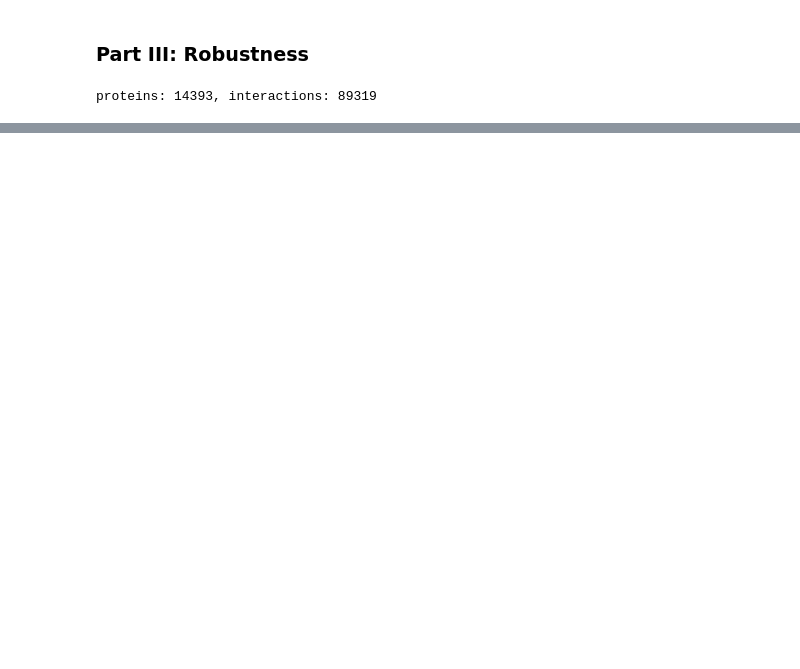
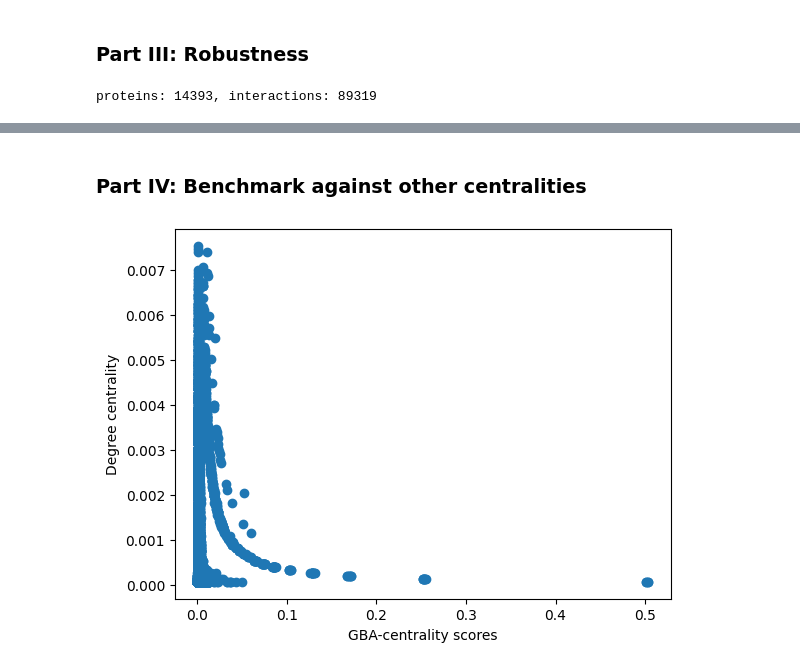
Before and after one commit to jedrzejkubica/GBA-centrality, a Jupyter notebook: dev/validation_GBA_centrality.ipynb, the cells around one changed output, grey strips where cells are left out. Drawn from its saved outputs; the diff is of its cells as text; code cells hidden in the pictures; blank space fills up the shorter version.

```diff
--- a/dev/validation_GBA_centrality.ipynb
+++ b/dev/validation_GBA_centrality.ipynb
@@ -385,0 +425,17 @@ matplotlib.pyplot.savefig(FIGURES_DIR + f"{PHENOTYPE}_robustness", dpi=1000)
+# %% [markdown]
+### Part IV: Benchmark against other centralities
+# %%
+'''Degree centrality'''
+degree_centrality = networkx.degree_centrality(interactome)
+
+# order scores and degrees as in results.keys()
+proteins = results.keys()
+scores = [results[node] for node in proteins]
+deg_c = [degree_centrality[node] for node in proteins]
+
+matplotlib.pyplot.scatter(x=scores, y=deg_c)
+matplotlib.pyplot.xlabel("GBA-centrality scores")
+matplotlib.pyplot.ylabel("Degree centrality")
+# matplotlib.pyplot.savefig(FIGURES_DIR + f"{PHENOTYPE}_degree_centrality", dpi=1000)
+# %% [output]
+[figure, added]
```
Also changed, not shown: parts of 20 cells of this notebook.
